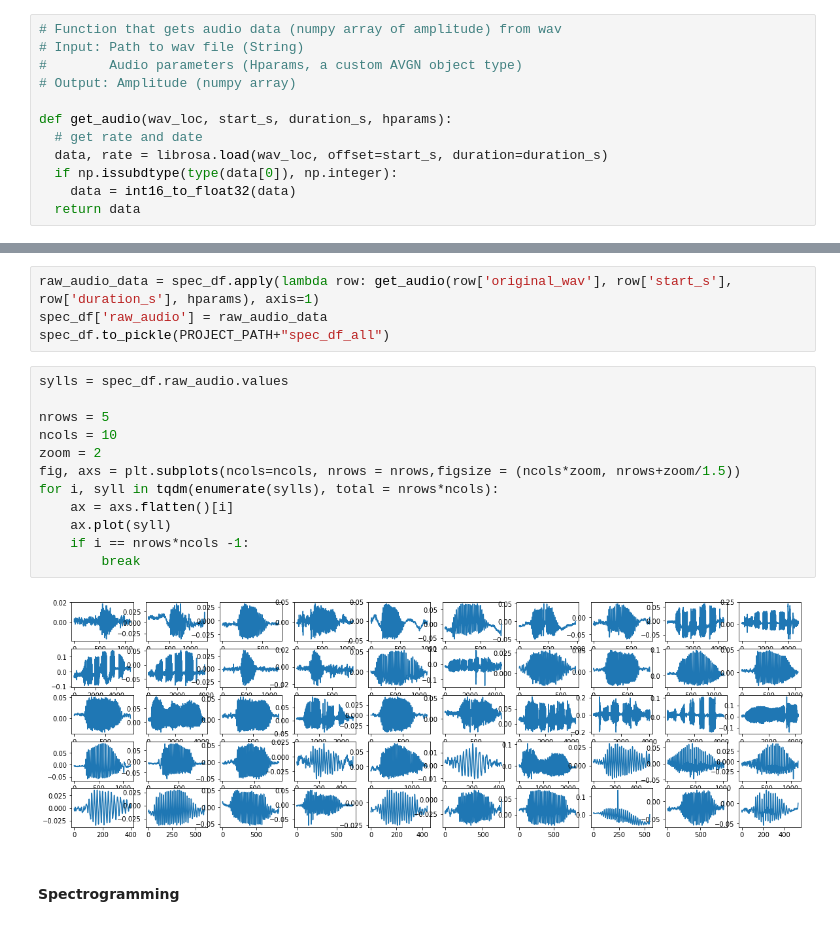
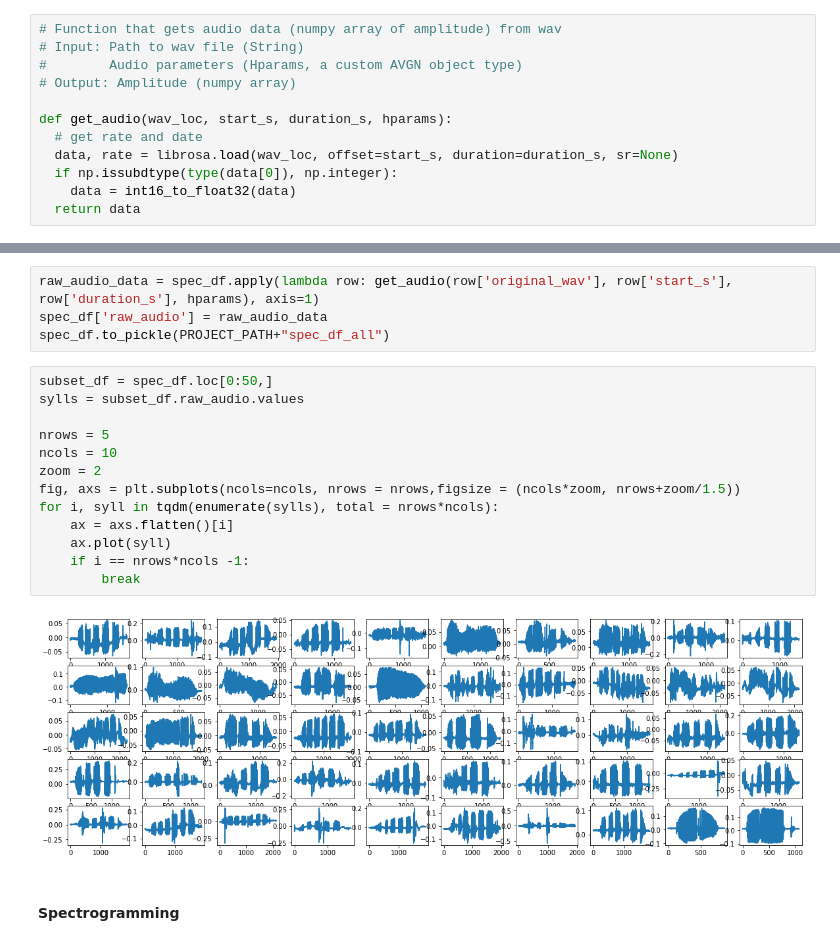
Before and after one commit to marathomas/meerkat, a Jupyter notebook: meerkat_preprocessing_FAST.ipynb, the cells around one changed output, grey strips where cells are left out. Drawn from its saved outputs; the diff is of its cells as text.

Commit message:
Fixed error in audio generation function (now using native sampling rate)

```diff
--- a/meerkat_preprocessing_FAST.ipynb
+++ b/meerkat_preprocessing_FAST.ipynb
@@ -283,7 +283,7 @@ def prep_labels(csv_loc, wav_loc, fileID):
 
 def get_audio(wav_loc, start_s, duration_s, hparams):
   # get rate and date
-  data, rate = librosa.load(wav_loc, offset=start_s, duration=duration_s)
+  data, rate = librosa.load(wav_loc, offset=start_s, duration=duration_s, sr=None)
   if np.issubdtype(type(data[0]), np.integer):
     data = int16_to_float32(data)
   return data
@@ -488,19 +504,20 @@ raw_audio_data = spec_df.apply(lambda row: get_audio(row['original_wav'], row['s
 spec_df['raw_audio'] = raw_audio_data
 spec_df.to_pickle(PROJECT_PATH+"spec_df_all")
 # %%
-sylls = spec_df.raw_audio.values
+subset_df = spec_df.loc[0:50,]
+sylls = subset_df.raw_audio.values
 
 nrows = 5
 ncols = 10
 zoom = 2
 fig, axs = plt.subplots(ncols=ncols, nrows = nrows,figsize = (ncols*zoom, nrows+zoom/1.5))
 for i, syll in tqdm(enumerate(sylls), total = nrows*ncols):
     ax = axs.flatten()[i]
     ax.plot(syll)
     if i == nrows*ncols -1:
         break
 # %% [output]
-[figure, old version]
+[figure, new version]
 # %% [markdown]
 #### Spectrogramming
 # %%
```
Also changed, not shown: parts of 7 cells of this notebook.
